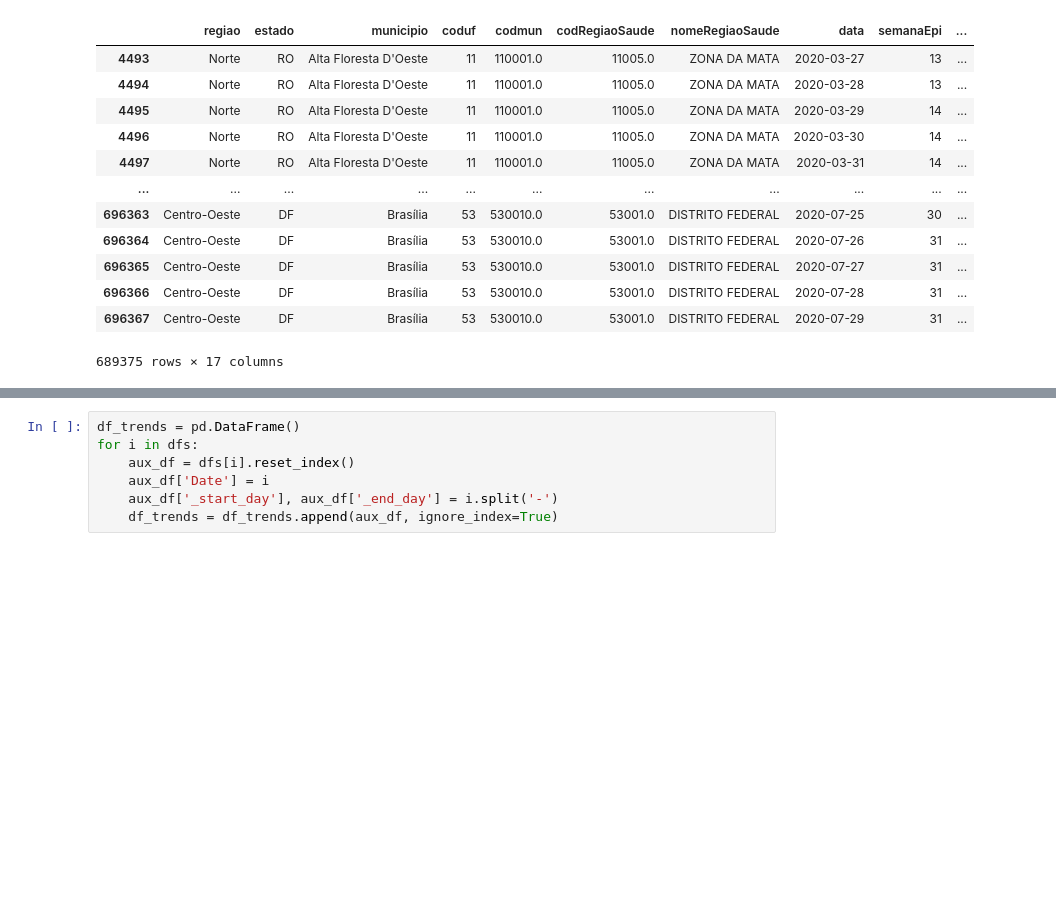
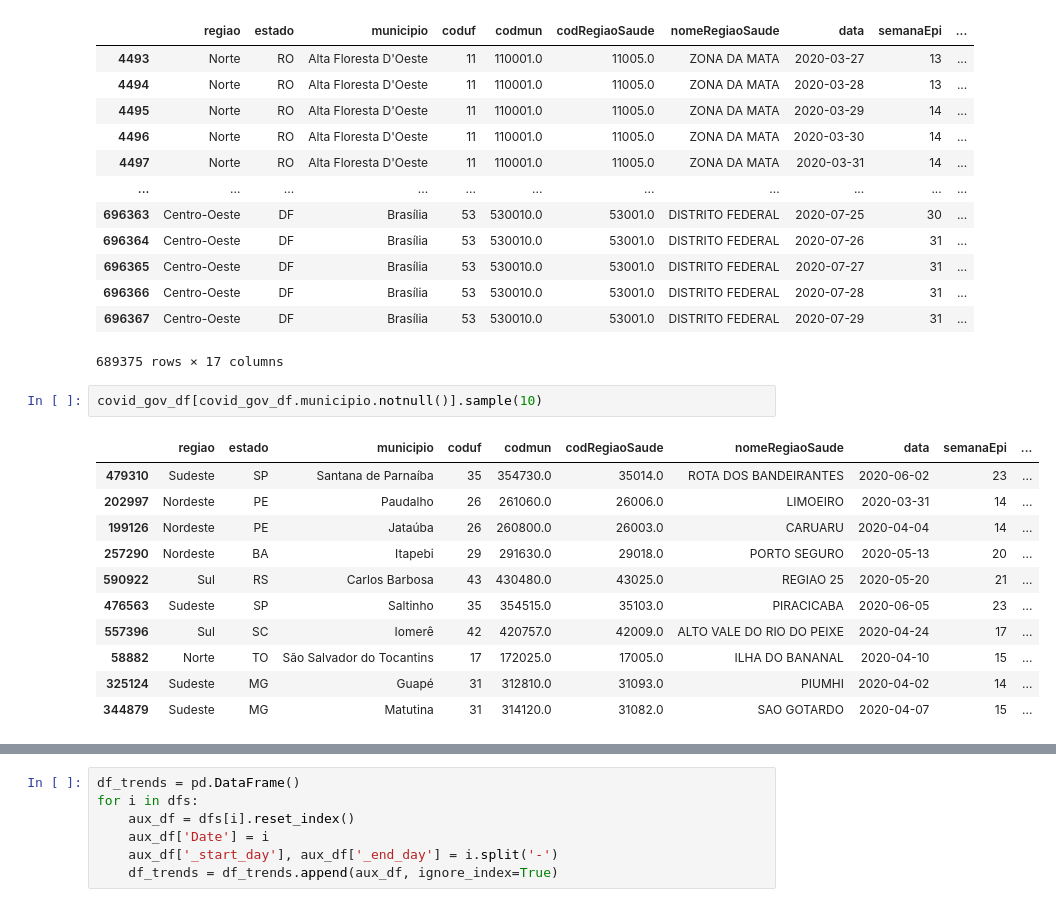
Before and after one commit to TMKlautau/santander_hackathon, a Jupyter notebook: Data_cleaning.ipynb, the cells around one changed output, grey strips where cells are left out. Cells and saved outputs as stored; diff of their text form; blank space fills up the shorter version.

```diff
--- a/Data_cleaning.ipynb
+++ b/Data_cleaning.ipynb
@@ -41,6 +59,20 @@ covid_gov_df[covid_gov_df.municipio.notnull()]
 | 696366 | Centro-Oeste | DF | Brasília | 53 | 530010.0 | 53001.0 | DISTRITO FEDERAL | 2020-07-28 | 31 | ... |
 | 696367 | Centro-Oeste | DF | Brasília | 53 | 530010.0 | 53001.0 | DISTRITO FEDERAL | 2020-07-29 | 31 | ... |
 689375 rows × 17 columns
+# %%
+covid_gov_df[covid_gov_df.municipio.notnull()].sample(10)
+# %% [output]
+|  | regiao | estado | municipio | coduf | codmun | codRegiaoSaude | nomeRegiaoSaude | data | semanaEpi | ... |
+| 479310 | Sudeste | SP | Santana de Parnaíba | 35 | 354730.0 | 35014.0 | ROTA DOS BANDEIRANTES | 2020-06-02 | 23 | ... |
+| 202997 | Nordeste | PE | Paudalho | 26 | 261060.0 | 26006.0 | LIMOEIRO | 2020-03-31 | 14 | ... |
+| 199126 | Nordeste | PE | Jataúba | 26 | 260800.0 | 26003.0 | CARUARU | 2020-04-04 | 14 | ... |
+| 257290 | Nordeste | BA | Itapebi | 29 | 291630.0 | 29018.0 | PORTO SEGURO | 2020-05-13 | 20 | ... |
+| 590922 | Sul | RS | Carlos Barbosa | 43 | 430480.0 | 43025.0 | REGIAO 25 | 2020-05-20 | 21 | ... |
+| 476563 | Sudeste | SP | Saltinho | 35 | 354515.0 | 35103.0 | PIRACICABA | 2020-06-05 | 23 | ... |
+| 557396 | Sul | SC | Iomerê | 42 | 420757.0 | 42009.0 | ALTO VALE DO RIO DO PEIXE | 2020-04-24 | 17 | ... |
+| 58882 | Norte | TO | São Salvador do Tocantins | 17 | 172025.0 | 17005.0 | ILHA DO BANANAL | 2020-04-10 | 15 | ... |
+| 325124 | Sudeste | MG | Guapé | 31 | 312810.0 | 31093.0 | PIUMHI | 2020-04-02 | 14 | ... |
+| 344879 | Sudeste | MG | Matutina | 31 | 314120.0 | 31082.0 | SAO GOTARDO | 2020-04-07 | 15 | ... |
 # %%
 covid_gov_df.municipio.value_counts()
 # %% [output]
```
Also changed, not shown: parts of 36 cells of this notebook, 13 other files.
